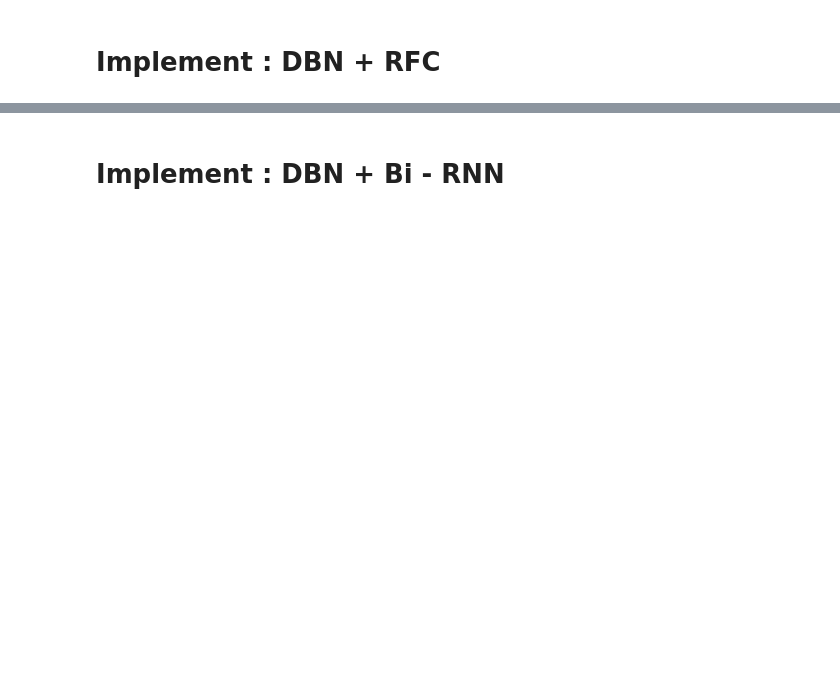
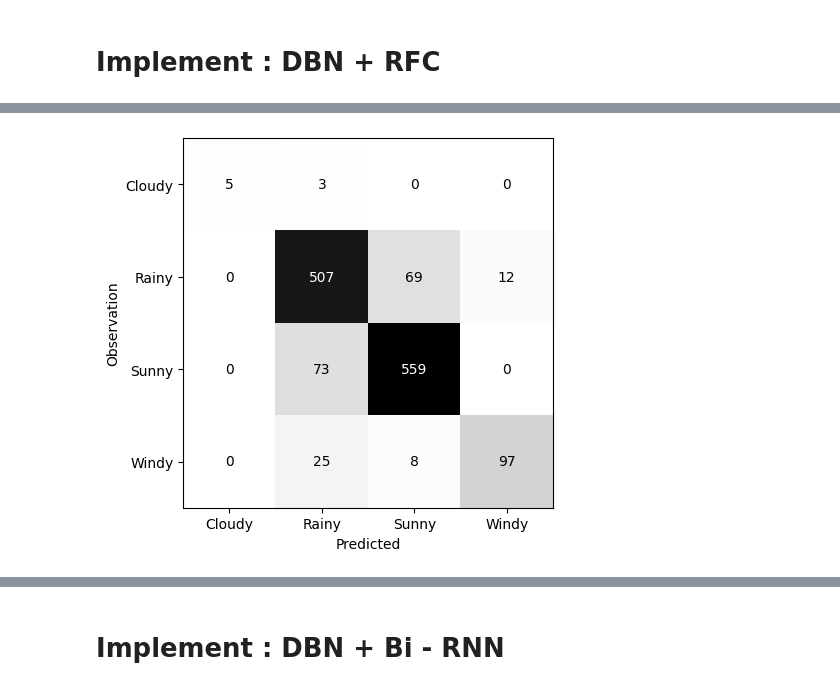
Before and after one commit to alaricespina/Thesis-Repository, a Jupyter notebook: Experimentation - Deep Belief Networks/Final Model Files/ImplementedDeepBeliefNetwork.ipynb, the cells around one changed output, grey strips where cells are left out. Drawn from its saved outputs; the diff is of its cells as text; code cells hidden in the pictures; blank space fills up the shorter version.

```diff
--- a/Experimentation - Deep Belief Networks/Final Model Files/ImplementedDeepBeliefNetwork.ipynb
+++ b/Experimentation - Deep Belief Networks/Final Model Files/ImplementedDeepBeliefNetwork.ipynb
@@ -51,8 +51,10 @@ import random
 # %%
 FULL_DATA = False
 LE = LabelEncoder()
-WINDOW_LENGTH = 5
+WINDOW_LENGTH = 7
+DATA_MULTIPLIER = 1
 ADD_ELEMENTS = True
+RETAIN_RATIO = True
 
 
 concatenated_data = pd.read_csv("Concatenated Data.csv")
@@ -62,6 +64,13 @@ if FULL_DATA:
 else:
     raw_dataset = concatenated_data[["temp", "feelslike", "humidity", "windspeed", "sealevelpressure", "conditions"]]
 
+
+raw_dataset["conditions"] = raw_dataset["conditions"].replace(
+    {"Overcast" : "Cloudy",
+     "Rain, Overcast" : "Windy",
+     "Partially cloudy" : "Sunny",
+     "Rain, Partially cloudy" : "Rainy"})
+# raw_dataset["raw_conditions"] = raw_dataset["conditions"]
 raw_dataset["conditions"] = [word.replace(", ", "\n") if ("," in word) else word for word in raw_dataset["conditions"]]
 raw_dataset["conditions"] =  LE.fit_transform(raw_dataset["conditions"])
 
@@ -91,10 +100,17 @@ if ADD_ELEMENTS:
         curX = []
         curY = []
         li, = np.where(y == key)
-        for i in range((max_count - value) * 10):
-            ci = random.choice(li)
-            curX.append(X[ci])
-            curY.append(y[ci])
+        if not RETAIN_RATIO:
+            for i in range((max_count - value) * DATA_MULTIPLIER):
+                ci = random.choice(li)
+                curX.append(X[ci])
+                curY.append(y[ci])
+        else:
+            for i in range(value * DATA_MULTIPLIER):
+                ci = random.choice(li)
+                curX.append(X[ci])
+                curY.append(y[ci])
+
         tX = X.tolist()
         tY = y.tolist()
         tX.extend(curX)
@@ -104,5 +120,9 @@ if ADD_ELEMENTS:
 
 X_train, X_test, y_train, y_test = train_test_split(X, y, test_size = 0.2)
 X_train, X_valid, y_train, y_valid = train_test_split(X_train, y_train, test_size = 0.2)
+
+# smote = SMOTE()
+# X_train, y_train = smote.fit_resample(X_train, y_train)
+
 print(X_train.shape, X_test.shape, X_valid.shape, y_train.shape, y_valid.shape, y_test.shape)
 # %% [output]
@@ -123,7 +148,7 @@ See the caveats in the documentation: https://pandas.pydata.org/pandas-docs/stab
 MLPipeline = Pipeline([
     ("MinMaxScaler", MinMaxScaler()),
     # ("DBN", BernoulliRBM(n_components = X_train.shape[1], learning_rate = 0.01, n_iter = 10, verbose = 0)),
-    ("RandomForestClassifier", RandomForestClassifier())
+    ("RandomForestClassifier", RandomForestClassifier(class_weight='balanced'))
 ])
 
 MLPipeline.fit(X_train, y_train)
@@ -137,0 +177,7 @@ accuracy_score(y_test, y_pred)
+# %%
+ConfusionMatrixDisplay(confusion_matrix = confusion_matrix(y_test, y_pred), display_labels = LE.classes_).plot(cmap="binary").im_.colorbar.remove()
+plt.xlabel("Predicted")  # Set x-axis label
+plt.ylabel("Observation") # Set y-axis label
+plt.show()
+# %% [output]
+[figure, added]
```
Also changed, not shown: parts of 21 cells of this notebook, 22 other files.
